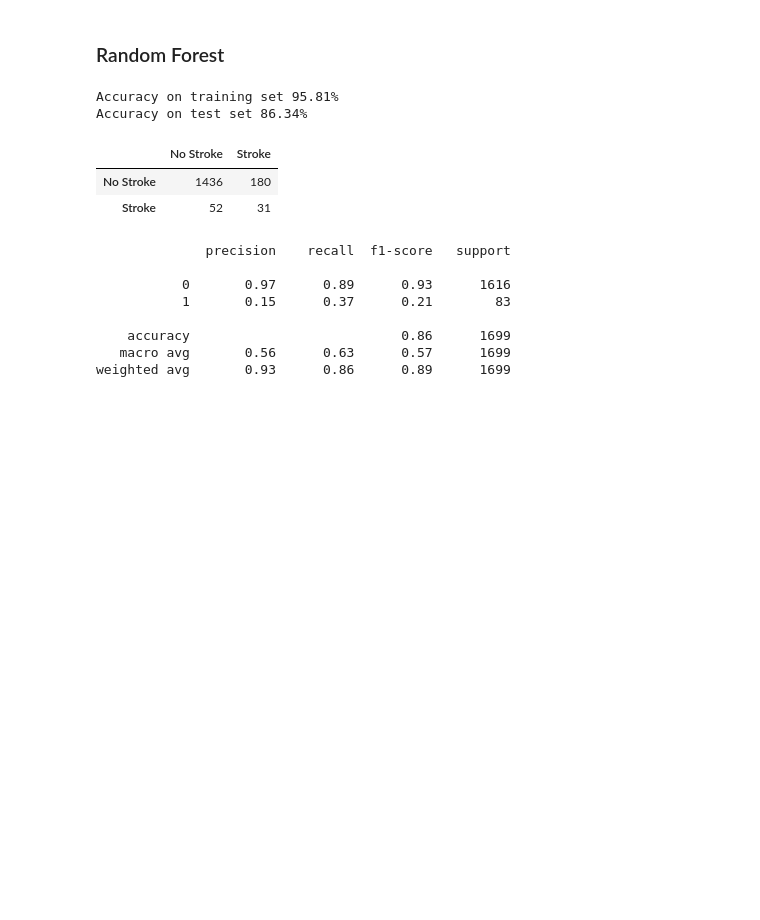
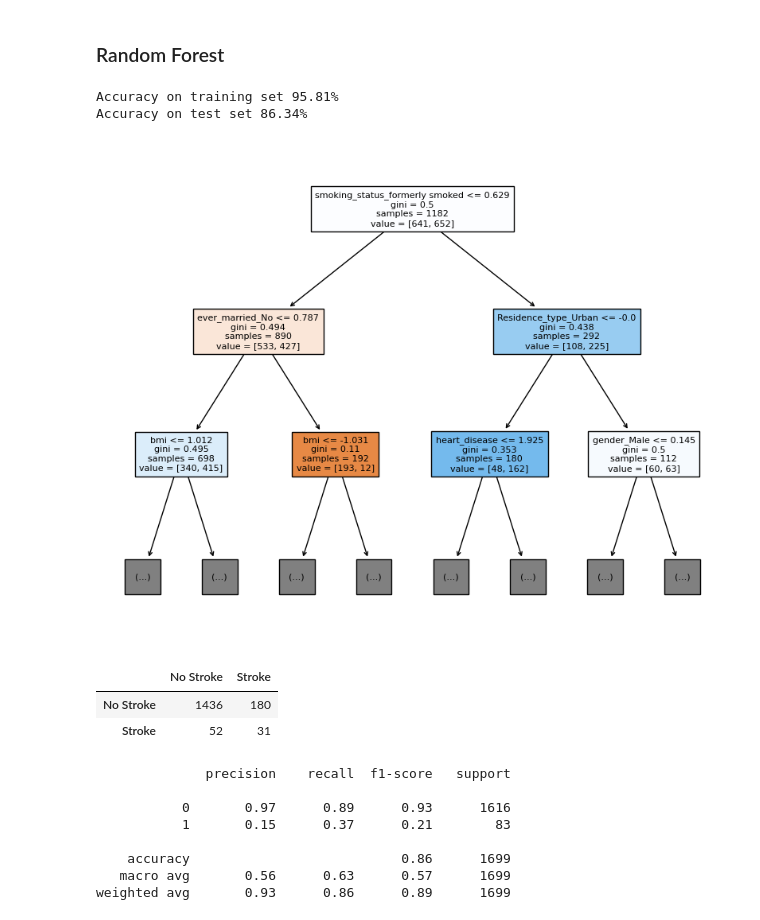
Before and after one commit to LucaSamore/Stroke-Prediction-Analysis, a Jupyter notebook: stroke_prediction_analysis.ipynb, the cells around one changed output. Drawn from its saved outputs; the diff is of its cells as text; code cells hidden in the pictures; blank space fills up the shorter version.

```diff
--- a/stroke_prediction_analysis.ipynb
+++ b/stroke_prediction_analysis.ipynb
@@ -744,6 +744,13 @@ print('Accuracy on test set {:.2f}%'.format(random_forest_classifier.score(X_tes
 # %% [output]
 Accuracy on training set 95.81%
 Accuracy on test set 86.34%
+# %%
+from sklearn.tree import plot_tree
+
+plt.figure(figsize=(10, 8))
+plot_tree(random_forest_classifier.named_steps['rfc'].estimators_[0], feature_names=X_train_resample.columns, max_depth=2, filled=True, fontsize=8);
+# %% [output]
+[figure, added]
 # %%
 y_pred = random_forest_classifier.predict(X_test)
 print_confusion_matrix(random_forest_classifier, y_test, y_pred)
```
Also changed, not shown: parts of 17 cells of this notebook.
